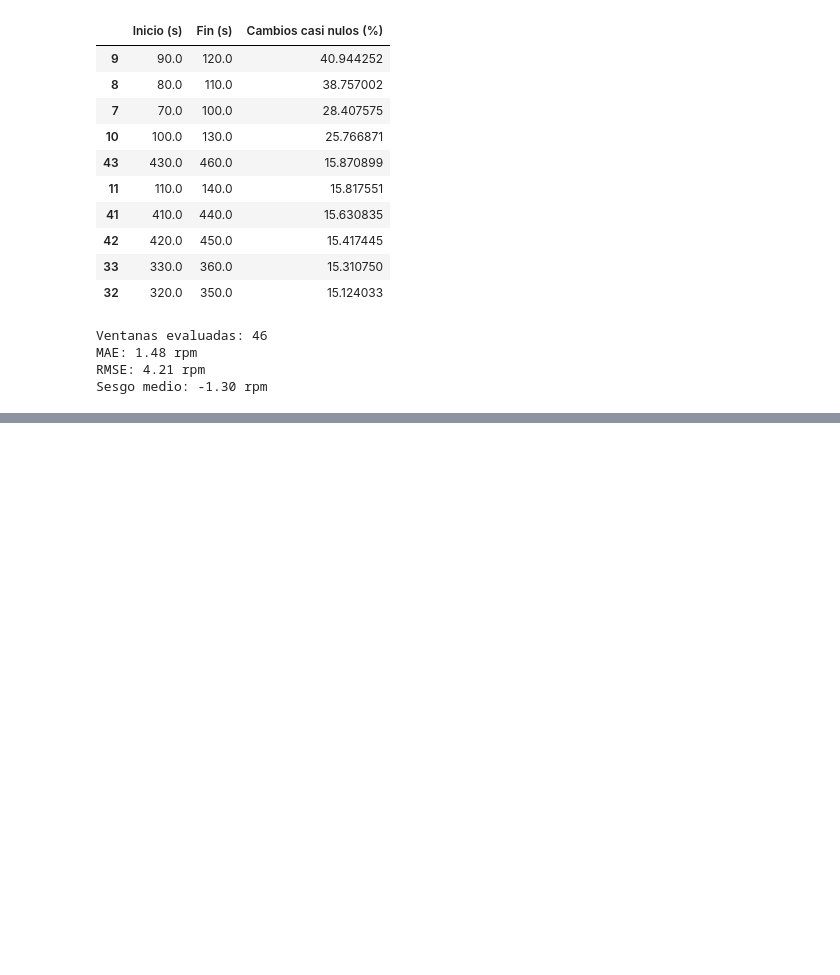
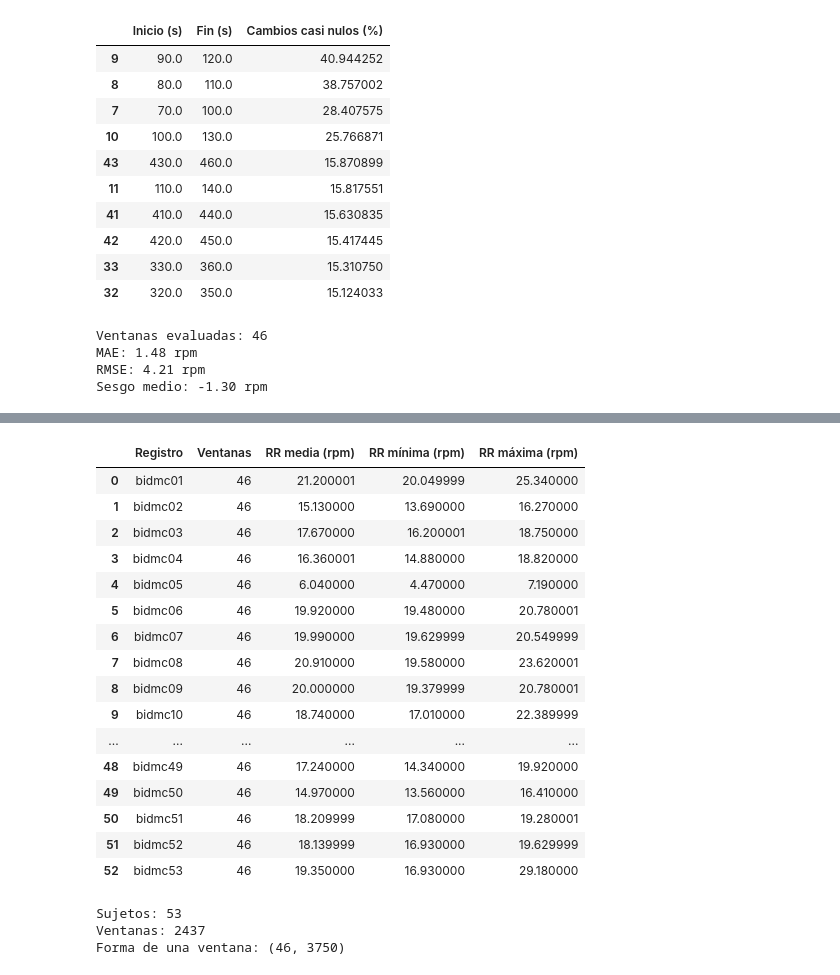
Before and after one commit to carlosgmontoya/respiratory-rate-ppg, a Jupyter notebook: notebooks/01_synthetic_ppg.ipynb, the cells around one changed output, grey strips where cells are left out. Cells and saved outputs as stored; diff of their text form; code cells hidden in the pictures; blank space fills up the shorter version.

```diff
--- a/notebooks/01_synthetic_ppg.ipynb
+++ b/notebooks/01_synthetic_ppg.ipynb
@@ -1712,0 +2215,12 @@ df_resultados.to_csv(
+# %%
+from pathlib import Path
+
+data_dir = Path("../data").resolve()
+
+registros_disponibles = sorted(
+    p.stem for p in data_dir.glob("bidmc*.hea")
+    if p.stem[5:].isdigit()
+)
+
+print("Registros encontrados:", len(registros_disponibles))
+print(registros_disponibles)
@@ -1712,0 +2230,15 @@ df_resultados.to_csv(
+# %%
+import wfdb
+
+registros = {}
+anotaciones = {}
+
+for nombre in registros_disponibles:
+    registros[nombre] = wfdb.rdrecord(str(data_dir / nombre))
+    anotaciones[nombre] = wfdb.rdann(
+        str(data_dir / nombre),
+        extension="breath"
+    )
+
+print("Registros cargados:", len(registros))
+print("Anotaciones cargadas:", len(anotaciones))
@@ -1712,0 +2304,39 @@ df_resultados.to_csv(
+# %%
+resumen = pd.DataFrame([
+    {
+        "Registro": nombre,
+        "Ventanas": len(y_por_registro[nombre]),
+        "RR media (rpm)": np.mean(y_por_registro[nombre]),
+        "RR mínima (rpm)": np.min(y_por_registro[nombre]),
+        "RR máxima (rpm)": np.max(y_por_registro[nombre])
+    }
+    for nombre in X_por_registro
+])
+
+display(resumen.round(2))
+# %% [output]
+|  | Registro | Ventanas | RR media (rpm) | RR mínima (rpm) | RR máxima (rpm) |
+| 0 | bidmc01 | 46 | 21.200001 | 20.049999 | 25.340000 |
+| 1 | bidmc02 | 46 | 15.130000 | 13.690000 | 16.270000 |
+| 2 | bidmc03 | 46 | 17.670000 | 16.200001 | 18.750000 |
+| 3 | bidmc04 | 46 | 16.360001 | 14.880000 | 18.820000 |
+| 4 | bidmc05 | 46 | 6.040000 | 4.470000 | 7.190000 |
+| 5 | bidmc06 | 46 | 19.920000 | 19.480000 | 20.780001 |
+| 6 | bidmc07 | 46 | 19.990000 | 19.629999 | 20.549999 |
+| 7 | bidmc08 | 46 | 20.910000 | 19.580000 | 23.620001 |
+| 8 | bidmc09 | 46 | 20.000000 | 19.379999 | 20.780001 |
+| 9 | bidmc10 | 46 | 18.740000 | 17.010000 | 22.389999 |
+| ... | ... | ... | ... | ... | ... |
+| 48 | bidmc49 | 46 | 17.240000 | 14.340000 | 19.920000 |
+| 49 | bidmc50 | 46 | 14.970000 | 13.560000 | 16.410000 |
+| 50 | bidmc51 | 46 | 18.209999 | 17.080000 | 19.280001 |
+| 51 | bidmc52 | 46 | 18.139999 | 16.930000 | 19.629999 |
+| 52 | bidmc53 | 46 | 19.350000 | 16.930000 | 29.180000 |
+# %%
+print("Sujetos:", len(X_por_registro))
+print("Ventanas:", sum(len(x) for x in X_por_registro.values()))
+print("Forma de una ventana:", X_por_registro["bidmc01"].shape)
+# %% [output]
+Sujetos: 53
+Ventanas: 2437
+Forma de una ventana: (46, 3750)
```
Also changed, not shown: parts of 15 cells of this notebook.
